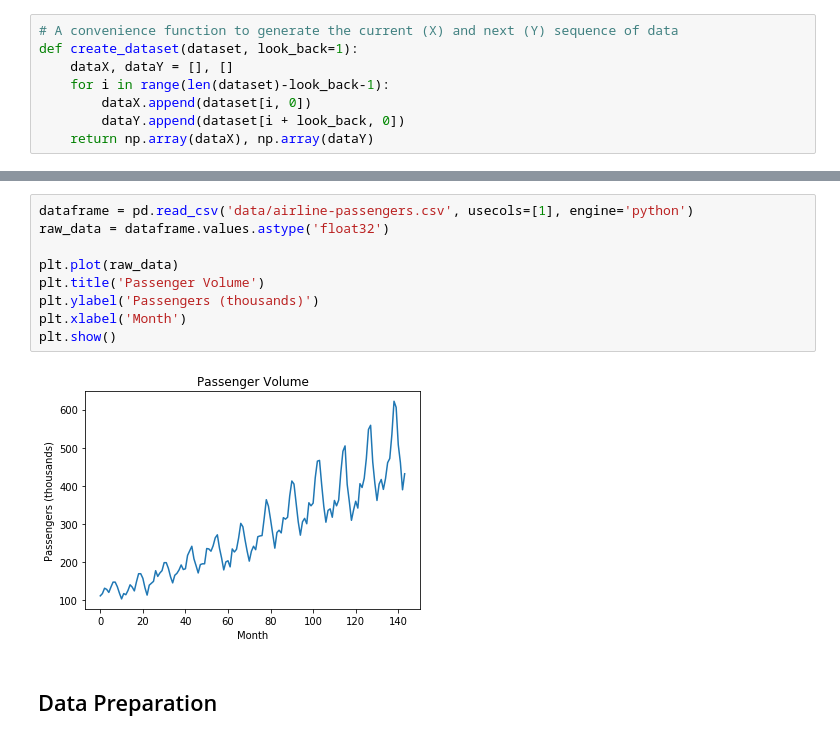
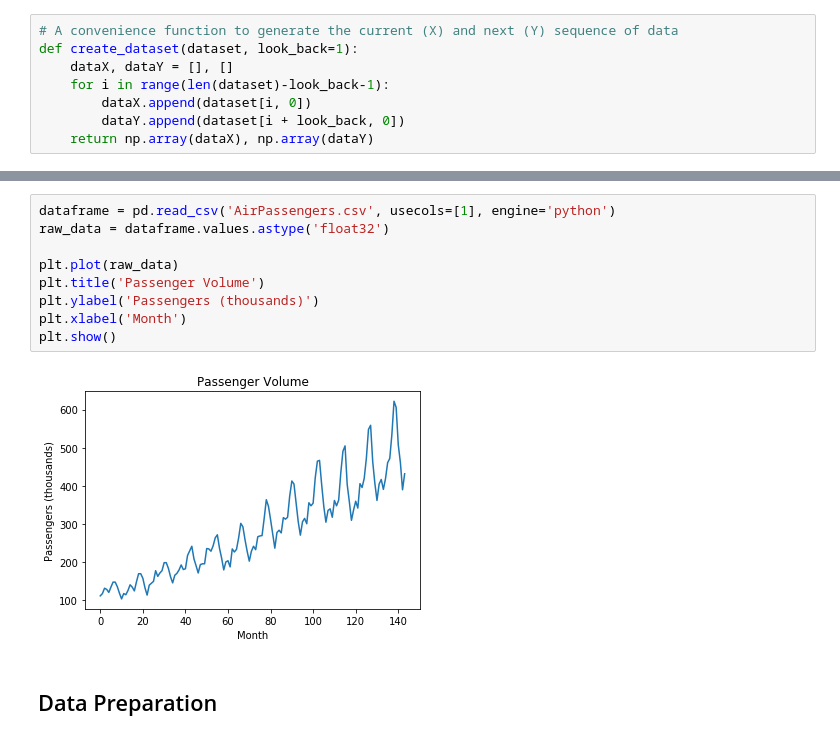
Before and after one commit to msiddalingaiah/MachineLearning, a Jupyter notebook: Sequence/Airline_Passengers.ipynb, the cells around one changed output, grey strips where cells are left out. Cells and saved outputs as stored; diff of their text form.

```diff
--- a/Sequence/Airline_Passengers.ipynb
+++ b/Sequence/Airline_Passengers.ipynb
@@ -31,14 +40,14 @@ The data is collected monthly, in units of 1000s of international passengers. Th
 # %%
-dataframe = pd.read_csv('data/airline-passengers.csv', usecols=[1], engine='python')
+dataframe = pd.read_csv('AirPassengers.csv', usecols=[1], engine='python')
 raw_data = dataframe.values.astype('float32')
 
 plt.plot(raw_data)
 plt.title('Passenger Volume')
 plt.ylabel('Passengers (thousands)')
 plt.xlabel('Month')
 plt.show()
 # %% [output]
-[figure, old version]
+[figure, new version]
 # %% [markdown]
 ## Data Preparation
 # %%
```
Also changed, not shown: parts of 9 cells of this notebook, 1 other file.
